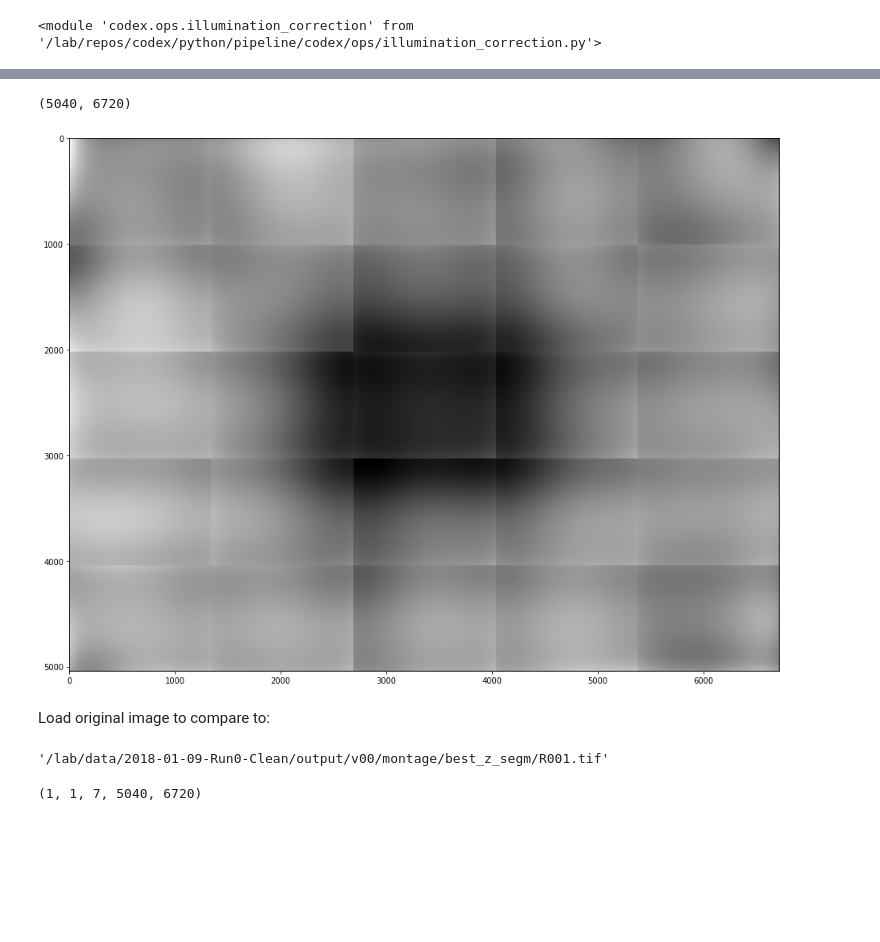
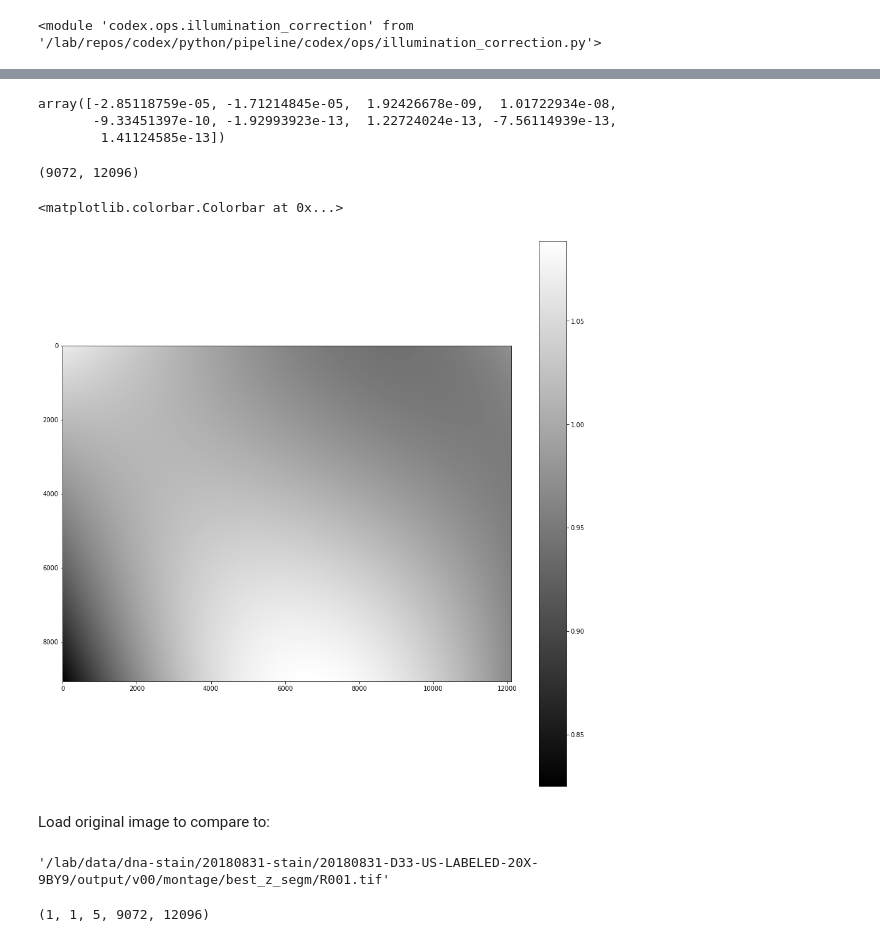
Before and after one commit to hammerlab/cytokit, a Jupyter notebook: python/notebooks/dev/illumination_correction.ipynb, the cells around one changed output, grey strips where cells are left out. Cells and saved outputs as stored; diff of their text form; code cells hidden in the pictures; blank space fills up the shorter version.

```diff
--- a/python/notebooks/dev/illumination_correction.ipynb
+++ b/python/notebooks/dev/illumination_correction.ipynb
@@ -47,11 +47,11 @@ logger.addHandler(console)
 # nuc_midx = 5
 # nuc_ch_name = 'ci:DAPI'
 
-exp_name = '20180614_D22_RepA_Tcell_CD4-CD8-DAPI_5by5'
-exp_conf_dir = osp.join(os.environ['CODEX_ANALYSIS_REPO_DIR'], 'config', 'experiment', exp_name)
-exp_data_dir = osp.join(os.environ['CODEX_DATA_DIR'], exp_name, 'output', 'v03')
-nuc_midx = 5
-nuc_ch_name = 'ci:DAPI'
+# exp_name = '20180614_D22_RepA_Tcell_CD4-CD8-DAPI_5by5'
+# exp_conf_dir = osp.join(os.environ['CODEX_ANALYSIS_REPO_DIR'], 'config', 'experiment', exp_name)
+# exp_data_dir = osp.join(os.environ['CODEX_DATA_DIR'], exp_name, 'output', 'v03')
+# nuc_midx = 5
+# nuc_ch_name = 'ci:DAPI'
 
 # exp_name = '20180802-Donor7_Tcell-CODEX_CD3CD4CD8_7BYB7'
 # exp_conf_dir = osp.join(os.environ['CODEX_ANALYSIS_REPO_DIR'], 'config', 'experiment', exp_name)
@@ -65,6 +65,12 @@ nuc_ch_name = 'ci:DAPI'
 # nuc_midx = 6
 # nuc_ch_name = 'ci:HOECHST2'
 
+exp_name = '20180831-D33-US-LABELED-20X-9BY9'
+exp_conf_dir = osp.join(os.environ['CODEX_ANALYSIS_REPO_DIR'], 'config', 'experiment', 'dna-stain', '20180831-stain', exp_name)
+exp_data_dir = osp.join(os.environ['CODEX_DATA_DIR'], 'dna-stain', '20180831-stain', exp_name, 'output', 'v00')
+nuc_midx = 2
+nuc_ch_name = 'ci:DAPI'
+
 config = codex_config.load(exp_conf_dir)
 # %%
 config._conf['processor']['illumination_correction']
@@ -99,3 +84,15 @@ config._conf['processor']['illumination_correction'] = ic_conf
+# %%
+ic_conf = {
+    'channel_mapping': {'DAPI': 'DAPI', 'PHA': 'PHA', 'Plasmid': 'Plasmid'},
+    'feature_params': {
+        'index': None,
+        'region': {'degree': 3, 'type': 'polynomial'},
+        'tile': None
+    },
+     'filter_range': [0.01, 0.99],
+     'model_params': {'type': 'ls'}
+}
+config._conf['processor']['illumination_correction'] = ic_conf
 # %%
 import imp
 imp.reload(illumination_correction)
@@ -121,17 +122,25 @@ est.coef_.shape
+# %%
+est.coef_
+# %% [output]
+array([-2.85118759e-05, -1.71214845e-05,  1.92426678e-09,  1.01722934e-08,
+       -9.33451397e-10, -1.92993923e-13,  1.22724024e-13, -7.56114939e-13,
+        1.41124585e-13])
 # %%
-#img_ic = op.data[0][0]['DAPI']
+img_ic = op.data[0][0]['DAPI']
+#img_ic = op.data[0][0]['Plasmid']
 #img_ic = op.data[0][0]['CD8']
 #img_ic = op.data[0][0]['HOECHST2']
-img_ic = op.data[0][0]['HOECHST1']
+#img_ic = op.data[0][0]['HOECHST1']
 img_ic.shape
 # %% [output]
-(5040, 6720)
+(9072, 12096)
 # %%
 plt.imshow(img_ic)
 plt.gcf().set_size_inches(16, 16)
-#plt.colorbar()
+plt.colorbar()
 # %% [output]
+<matplotlib.colorbar.Colorbar at 0x...>
-[figure, old version]
+[figure, new version]
 # %% [markdown]
 Load original image to compare to:
 # %%
@@ -140,11 +149,11 @@ img_path = osp.join(exp_data_dir, codex_io.get_montage_image_path(0, 'best_z_seg
 #img_path = osp.join(exp_data_dir, codex_io.get_montage_image_path(1, 'best_z_segm'))
 img_path
 # %% [output]
-'/lab/data/2018-01-09-Run0-Clean/output/v00/montage/best_z_segm/R001.tif'
+'/lab/data/dna-stain/20180831-stain/20180831-D33-US-LABELED-20X-9BY9/output/v00/montage/best_z_segm/R001.tif'
 # %%
 img = codex_io.read_tile(img_path)
 img.shape
 # %% [output]
-(1, 1, 7, 5040, 6720)
+(1, 1, 5, 9072, 12096)
 # %%
 img_orig = img[0, 0, nuc_midx]
```
Also changed, not shown: parts of 10 cells of this notebook, 8 other files.
